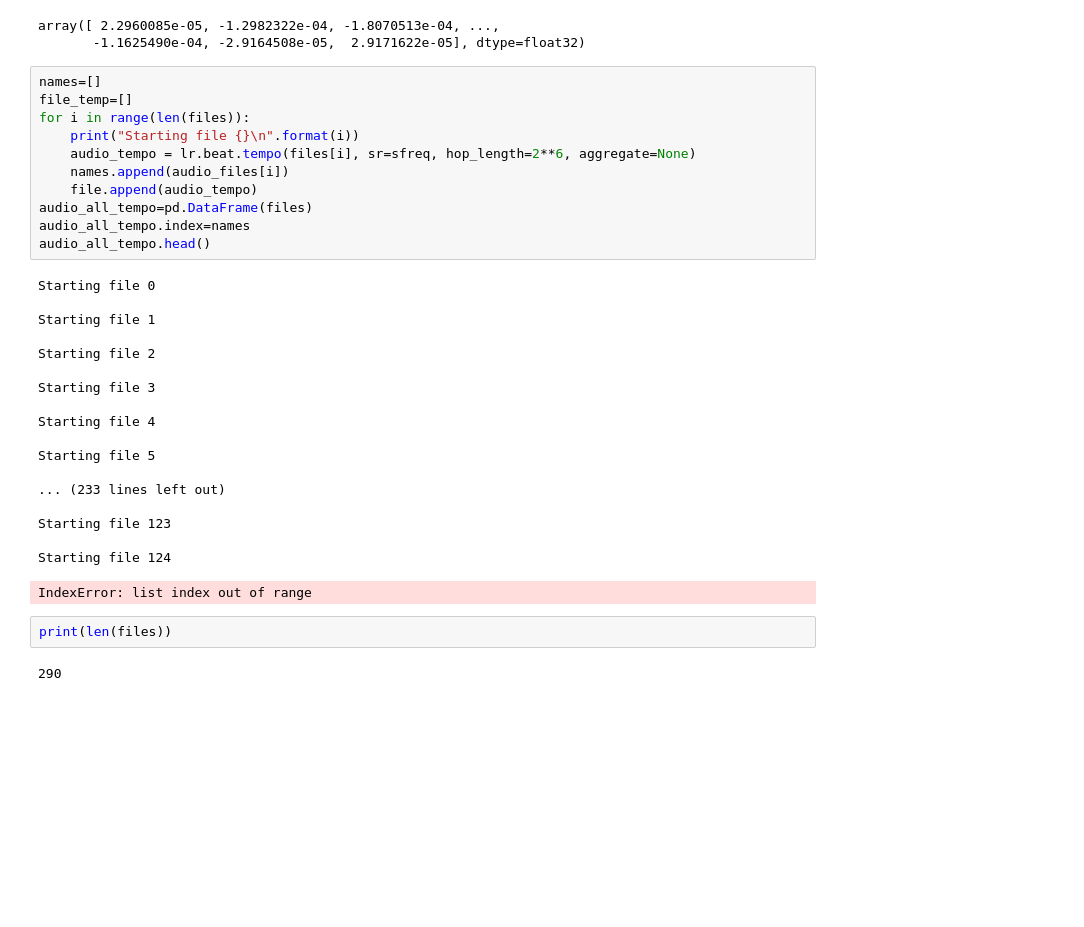
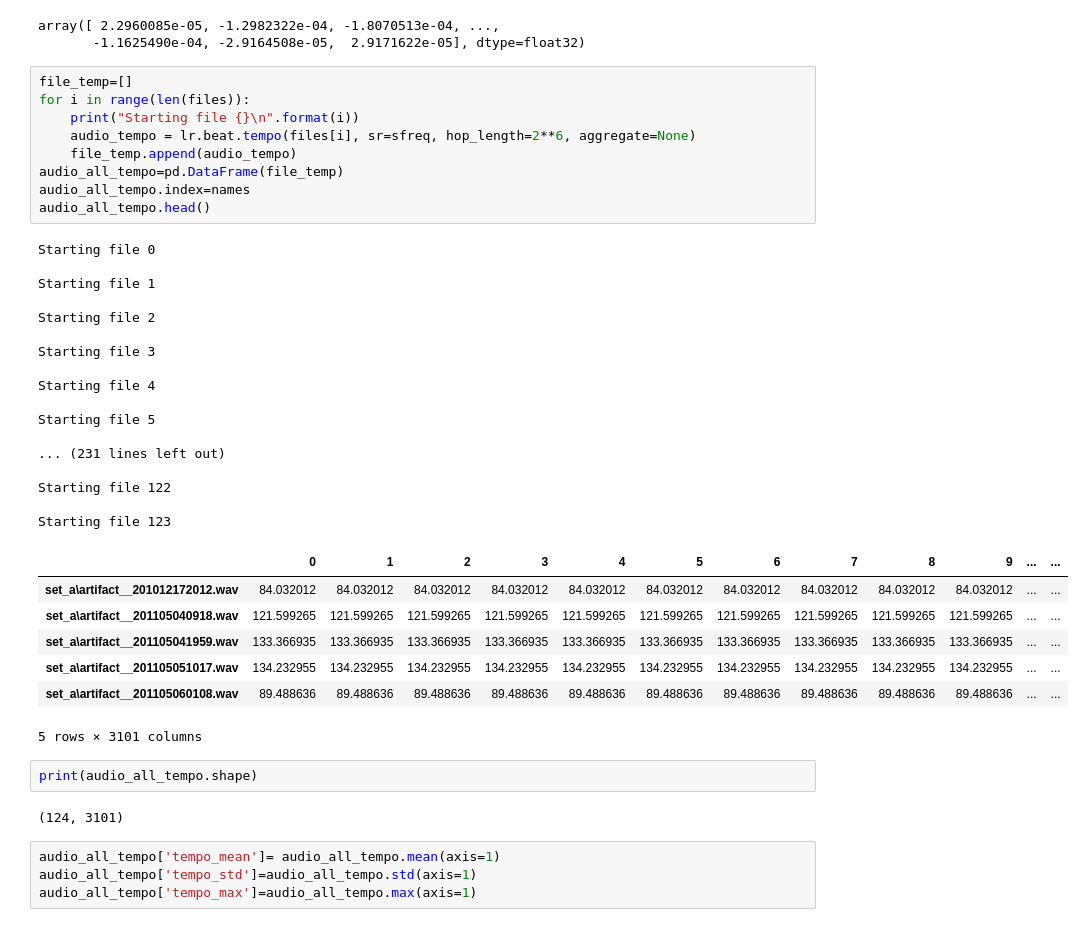
Before and after one commit to rajsandhu1989/feature_engineering, a Jupyter notebook: Sound Feature Engineering/sound_feature_engineering.ipynb, the cells around one changed output. Drawn from its saved outputs; the diff is of its cells as text; blank space fills up the shorter version.

```diff
--- a/Sound Feature Engineering/sound_feature_engineering.ipynb
+++ b/Sound Feature Engineering/sound_feature_engineering.ipynb
@@ -284,36 +287,44 @@ files[0]
 array([ 2.2960085e-05, -1.2982322e-04, -1.8070513e-04, ...,
        -1.1625490e-04, -2.9164508e-05,  2.9171622e-05], dtype=float32)
 # %%
-names=[]
 file_temp=[]
 for i in range(len(files)):
     print("Starting file {}\n".format(i))
     audio_tempo = lr.beat.tempo(files[i], sr=sfreq, hop_length=2**6, aggregate=None)
-    names.append(audio_files[i])
-    file.append(audio_tempo)
-audio_all_tempo=pd.DataFrame(files)
+    file_temp.append(audio_tempo)
+audio_all_tempo=pd.DataFrame(file_temp)
 audio_all_tempo.index=names
 audio_all_tempo.head()
 # %% [output]
 Starting file 0
 
 Starting file 1
 
 Starting file 2
 
 Starting file 3
 
 Starting file 4
 
 Starting file 5
 
-... (233 lines left out)
+... (231 lines left out)
+
+Starting file 122
 
 Starting file 123
-
-Starting file 124
+|  | 0 | 1 | 2 | 3 | 4 | 5 | 6 | 7 | 8 | 9 | ... | ... |
+| set_a\artifact__201012172012.wav | 84.032012 | 84.032012 | 84.032012 | 84.032012 | 84.032012 | 84.032012 | 84.032012 | 84.032012 | 84.032012 | 84.032012 | ... | ... |
+| set_a\artifact__201105040918.wav | 121.599265 | 121.599265 | 121.599265 | 121.599265 | 121.599265 | 121.599265 | 121.599265 | 121.599265 | 121.599265 | 121.599265 | ... | ... |
+| set_a\artifact__201105041959.wav | 133.366935 | 133.366935 | 133.366935 | 133.366935 | 133.366935 | 133.366935 | 133.366935 | 133.366935 | 133.366935 | 133.366935 | ... | ... |
+| set_a\artifact__201105051017.wav | 134.232955 | 134.232955 | 134.232955 | 134.232955 | 134.232955 | 134.232955 | 134.232955 | 134.232955 | 134.232955 | 134.232955 | ... | ... |
+| set_a\artifact__201105060108.wav | 89.488636 | 89.488636 | 89.488636 | 89.488636 | 89.488636 | 89.488636 | 89.488636 | 89.488636 | 89.488636 | 89.488636 | ... | ... |
-IndexError: list index out of range
+5 rows × 3101 columns
-# %%
-print(len(files))
-# %% [output]
-290
+# %%
+print(audio_all_tempo.shape)
+# %% [output]
+(124, 3101)
+# %%
+audio_all_tempo['tempo_mean']= audio_all_tempo.mean(axis=1)
+audio_all_tempo['tempo_std']=audio_all_tempo.std(axis=1)
+audio_all_tempo['tempo_max']=audio_all_tempo.max(axis=1)
```
Also changed, not shown: parts of 7 cells of this notebook, 5 other files.
